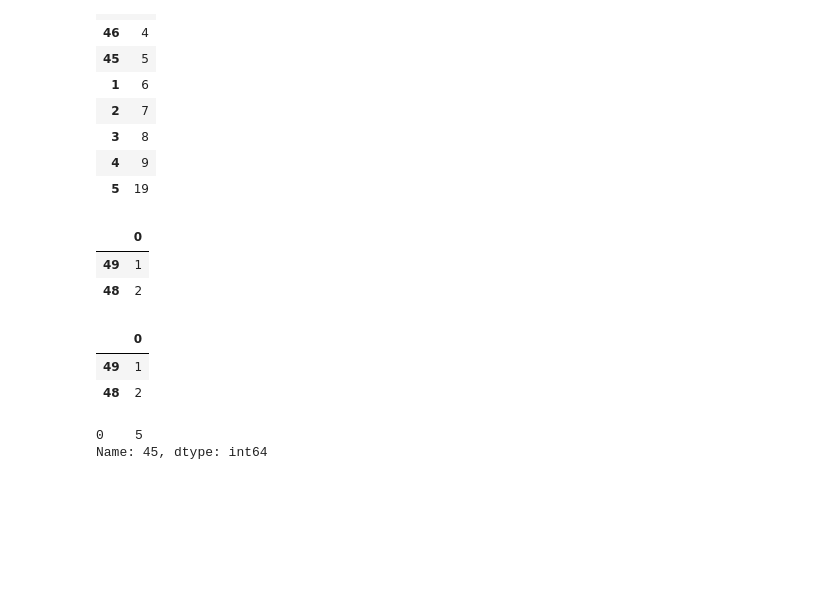
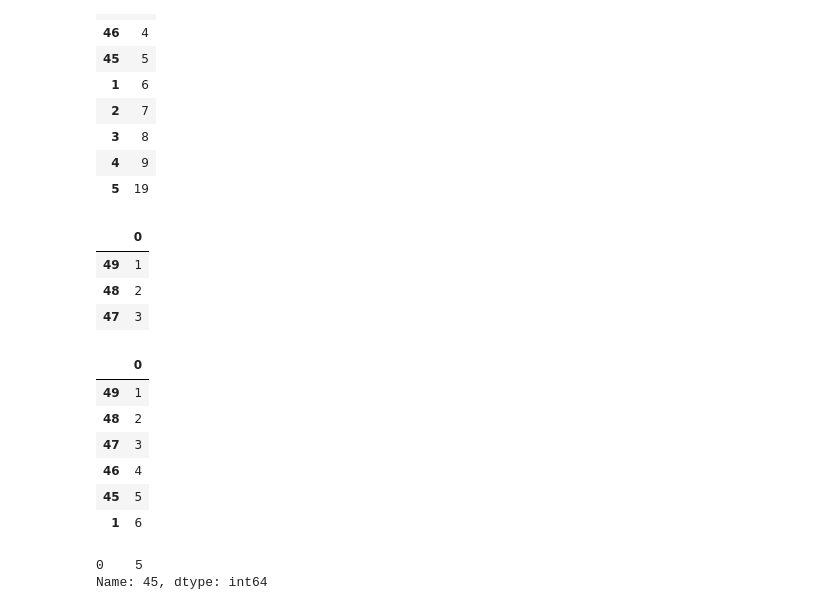
Before and after one commit to rahul8879/gen-ai-training, a Jupyter notebook: 01_PYTHON_FOR_AI/Pandas/3_Key operations on Dataframes/key_operations_on_dataframes.ipynb, the cells around one changed output. Drawn from its saved outputs; the diff is of its cells as text; code cells hidden in the pictures; blank space fills up the shorter version.

```diff
--- a/01_PYTHON_FOR_AI/Pandas/3_Key operations on Dataframes/key_operations_on_dataframes.ipynb
+++ b/01_PYTHON_FOR_AI/Pandas/3_Key operations on Dataframes/key_operations_on_dataframes.ipynb
@@ -297,17 +365,22 @@ df
 | 4 | 9 |
 | 5 | 19 |
 # %%
-df.loc[:48]
+df.loc[:47]
 # %% [output]
 |  | 0 |
 | 49 | 1 |
 | 48 | 2 |
+| 47 | 3 |
 # %%
-df.iloc[:2]
+df.iloc[:6]
 # %% [output]
 |  | 0 |
 | 49 | 1 |
 | 48 | 2 |
+| 47 | 3 |
+| 46 | 4 |
+| 45 | 5 |
+| 1 | 6 |
 # %%
 df.loc[45]
 # %% [output]
```
Also changed, not shown: parts of 9 cells of this notebook, 4 other files.
